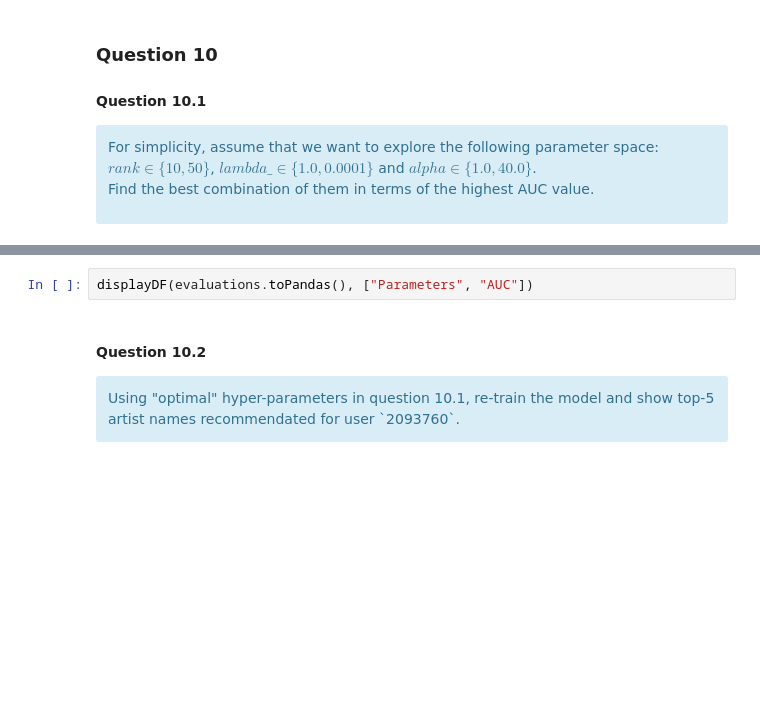
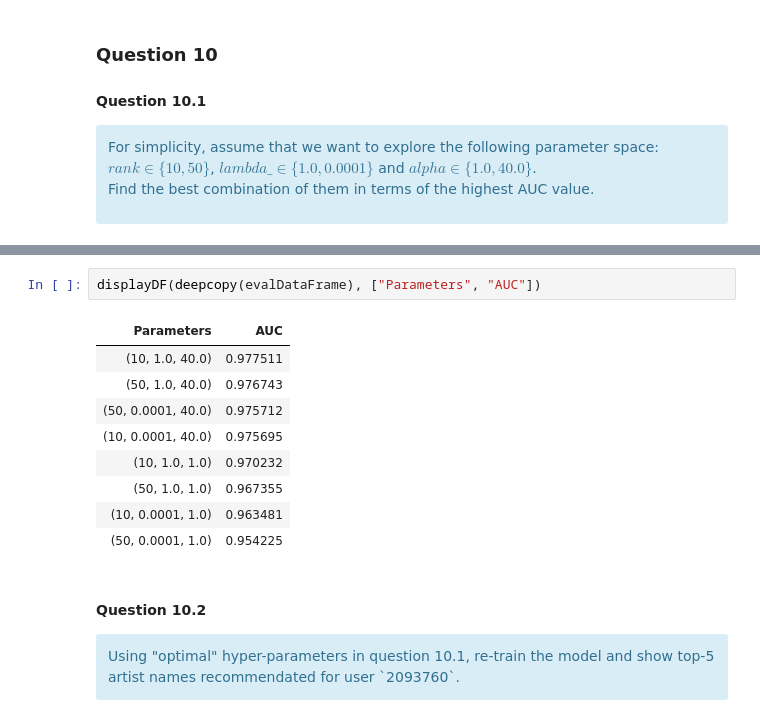
Before and after one commit to lomluca/aml, a Jupyter notebook: RecSys.ipynb, the cells around one changed output, grey strips where cells are left out. Cells and saved outputs as stored; diff of their text form; blank space fills up the shorter version.

```diff
--- a/RecSys.ipynb
+++ b/RecSys.ipynb
@@ -2039,5 +2051,15 @@ Train model with: [rank=50, lambda_=0.000100, alpha=1.000000]
 # %%
-displayDF(evaluations.toPandas(), ["Parameters", "AUC"])
+displayDF(deepcopy(evalDataFrame), ["Parameters", "AUC"])
+# %% [output]
+| Parameters | AUC |
+| (10, 1.0, 40.0) | 0.977511 |
+| (50, 1.0, 40.0) | 0.976743 |
+| (50, 0.0001, 40.0) | 0.975712 |
+| (10, 0.0001, 40.0) | 0.975695 |
+| (10, 1.0, 1.0) | 0.970232 |
+| (50, 1.0, 1.0) | 0.967355 |
+| (10, 0.0001, 1.0) | 0.963481 |
+| (50, 0.0001, 1.0) | 0.954225 |
 # %% [markdown]
 #### Question 10.2
 <div class="alert alert-info">
```
Also changed, not shown: parts of 19 cells of this notebook.
